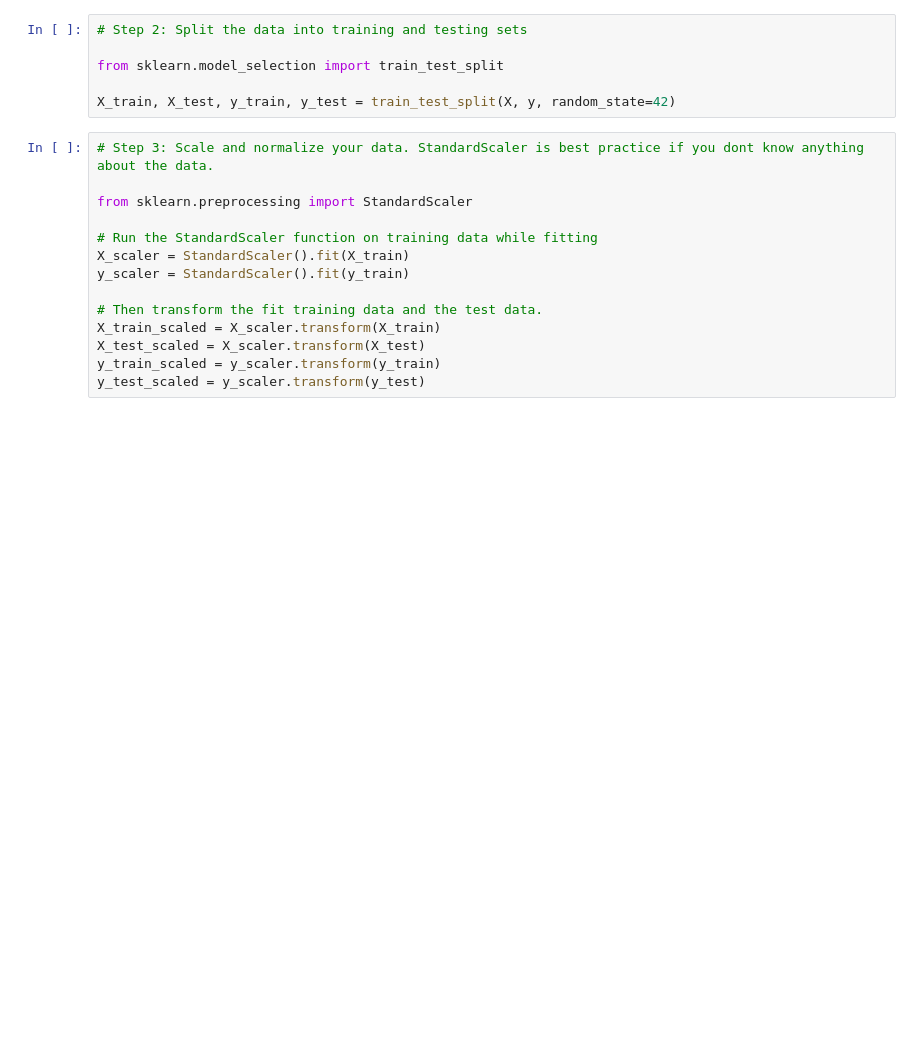
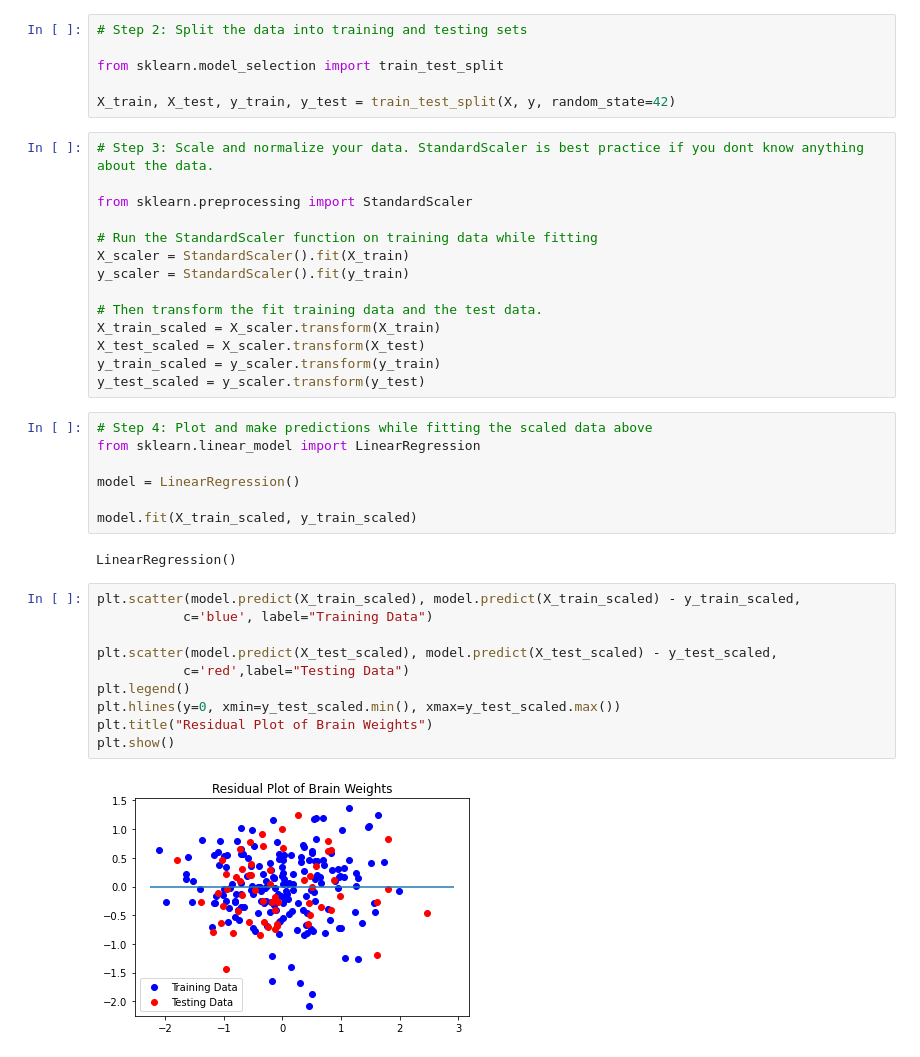
Before and after one commit to gianmillare/Machine-Learning-AI, a Jupyter notebook: University of California, Berkeley - AI ML Sessions/Part 8 - Data Preprocessing.ipynb, the cells around one changed output. Saved outputs shown, nothing was run; the diff lists cells and outputs as text; blank space fills up the shorter version.

Commit message:
completed ucb s1p8 notes on data preprocessing using StandardScaler

```diff
--- a/University of California, Berkeley - AI ML Sessions/Part 8 - Data Preprocessing.ipynb
+++ b/University of California, Berkeley - AI ML Sessions/Part 8 - Data Preprocessing.ipynb
@@ -196,3 +196,24 @@ X_train_scaled = X_scaler.transform(X_train)
 X_test_scaled = X_scaler.transform(X_test)
 y_train_scaled = y_scaler.transform(y_train)
 y_test_scaled = y_scaler.transform(y_test)
+# %%
+# Step 4: Plot and make predictions while fitting the scaled data above
+from sklearn.linear_model import LinearRegression
+
+model = LinearRegression()
+
+model.fit(X_train_scaled, y_train_scaled)
+# %% [output]
+LinearRegression()
+# %%
+plt.scatter(model.predict(X_train_scaled), model.predict(X_train_scaled) - y_train_scaled,
+           c='blue', label="Training Data")
+
+plt.scatter(model.predict(X_test_scaled), model.predict(X_test_scaled) - y_test_scaled,
+           c='red',label="Testing Data")
+plt.legend()
+plt.hlines(y=0, xmin=y_test_scaled.min(), xmax=y_test_scaled.max())
+plt.title("Residual Plot of Brain Weights")
+plt.show()
+# %% [output]
+[figure, added]
```
Also changed, not shown: parts of 1 cell of this notebook.
